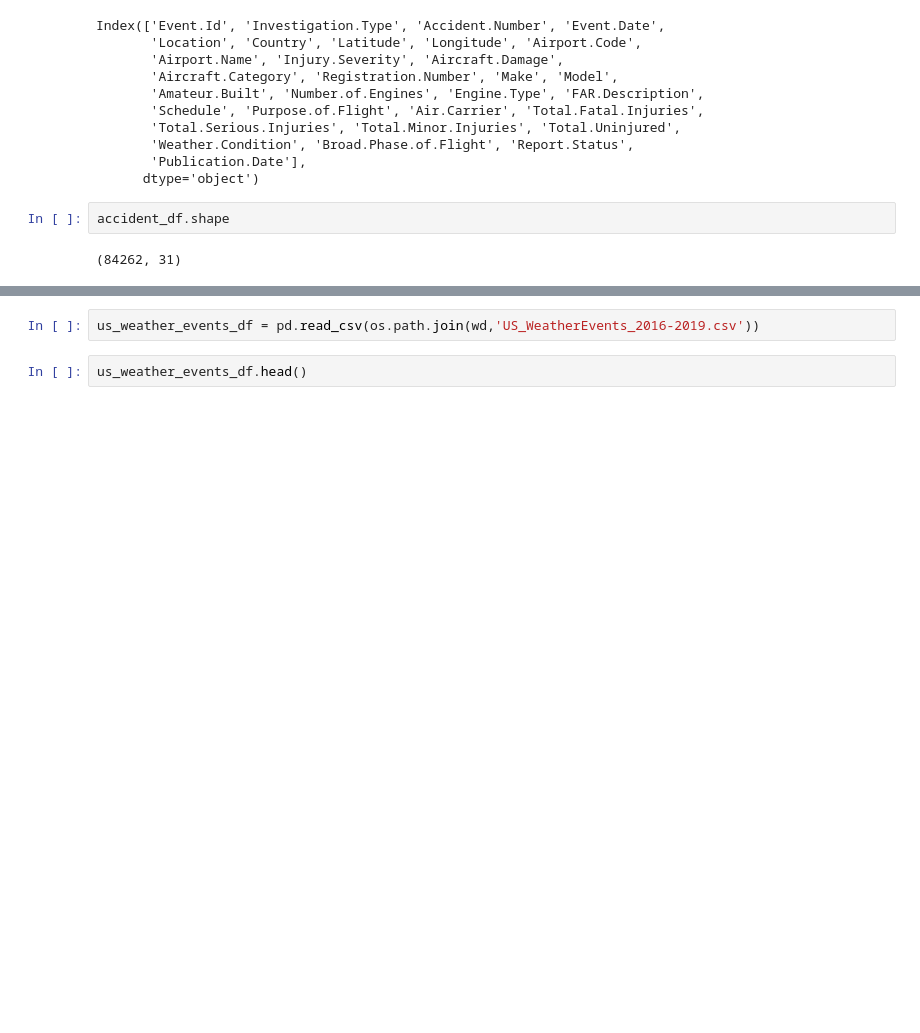
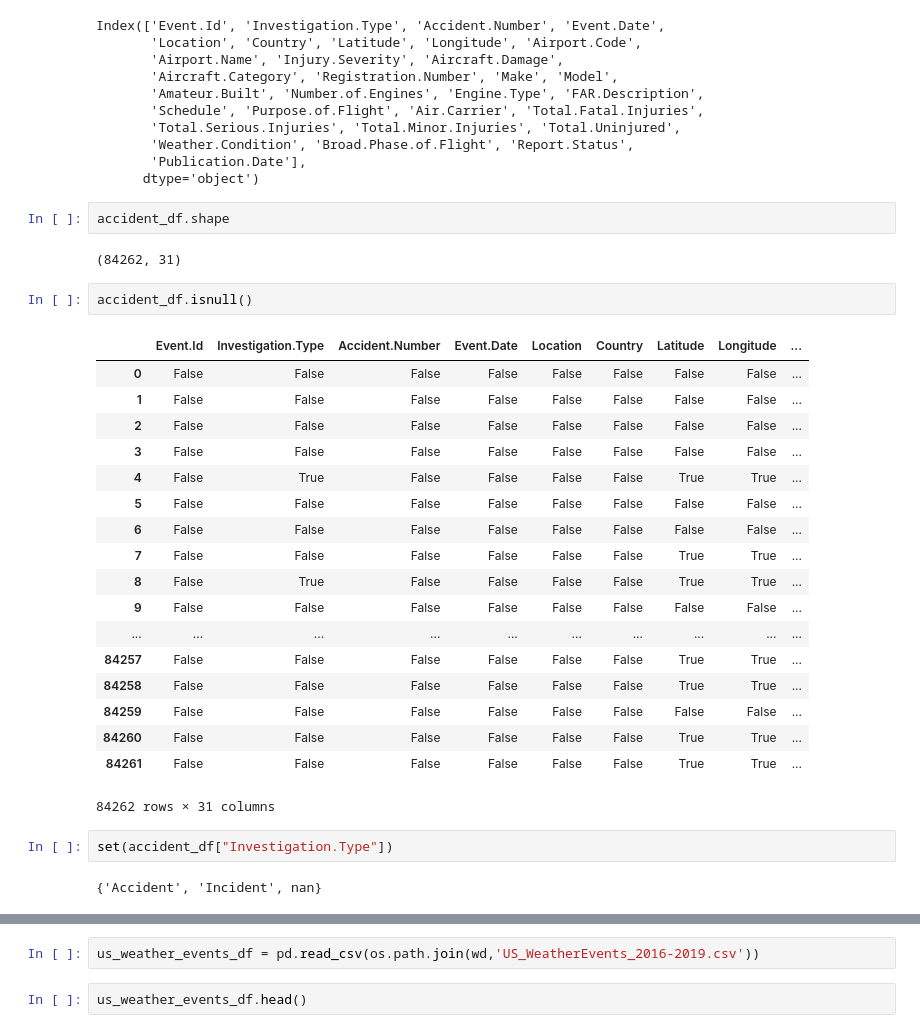
Before and after one commit to tfio17/flight-incident-prediction, a Jupyter notebook: Aviation Accident Prediction.ipynb, the cells around one changed output, grey strips where cells are left out. Saved outputs shown, nothing was run; the diff lists cells and outputs as text; blank space fills up the shorter version.

Commit message:
add null count / incident label breakdown

```diff
--- a/Aviation Accident Prediction.ipynb
+++ b/Aviation Accident Prediction.ipynb
@@ -48,3 +48,28 @@ Index(['Event.Id', 'Investigation.Type', 'Accident.Number', 'Event.Date',
 accident_df.shape
 # %% [output]
 (84262, 31)
+# %%
+accident_df.isnull()
+# %% [output]
+|  | Event.Id | Investigation.Type | Accident.Number | Event.Date | Location | Country | Latitude | Longitude | ... |
+| 0 | False | False | False | False | False | False | False | False | ... |
+| 1 | False | False | False | False | False | False | False | False | ... |
+| 2 | False | False | False | False | False | False | False | False | ... |
+| 3 | False | False | False | False | False | False | False | False | ... |
+| 4 | False | True | False | False | False | False | True | True | ... |
+| 5 | False | False | False | False | False | False | False | False | ... |
+| 6 | False | False | False | False | False | False | False | False | ... |
+| 7 | False | False | False | False | False | False | True | True | ... |
+| 8 | False | True | False | False | False | False | True | True | ... |
+| 9 | False | False | False | False | False | False | False | False | ... |
+| ... | ... | ... | ... | ... | ... | ... | ... | ... | ... |
+| 84257 | False | False | False | False | False | False | True | True | ... |
+| 84258 | False | False | False | False | False | False | True | True | ... |
+| 84259 | False | False | False | False | False | False | False | False | ... |
+| 84260 | False | False | False | False | False | False | True | True | ... |
+| 84261 | False | False | False | False | False | False | True | True | ... |
+84262 rows × 31 columns
+# %%
+set(accident_df["Investigation.Type"])
+# %% [output]
+{'Accident', 'Incident', nan}
```
Also changed, not shown: parts of 1 cell of this notebook.
